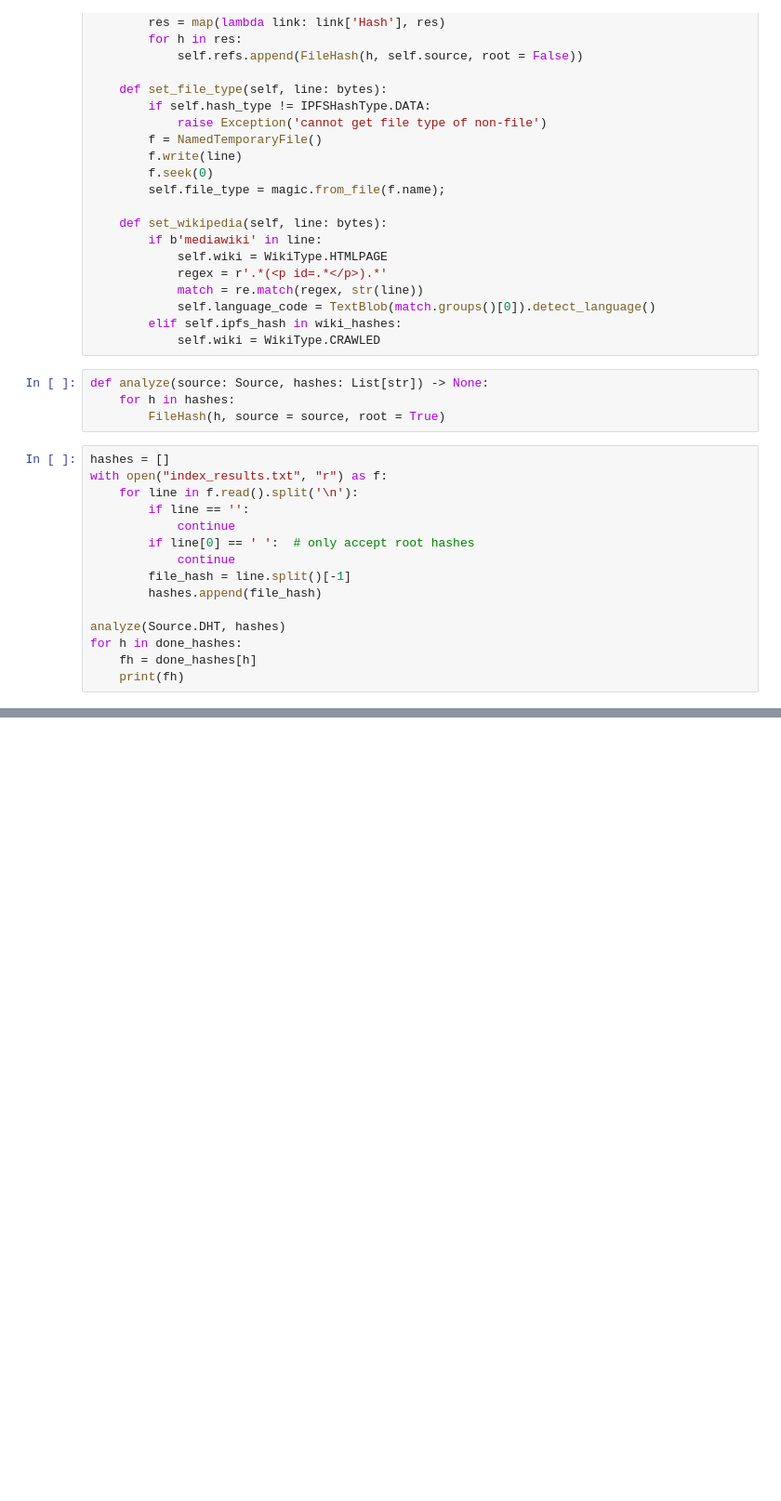
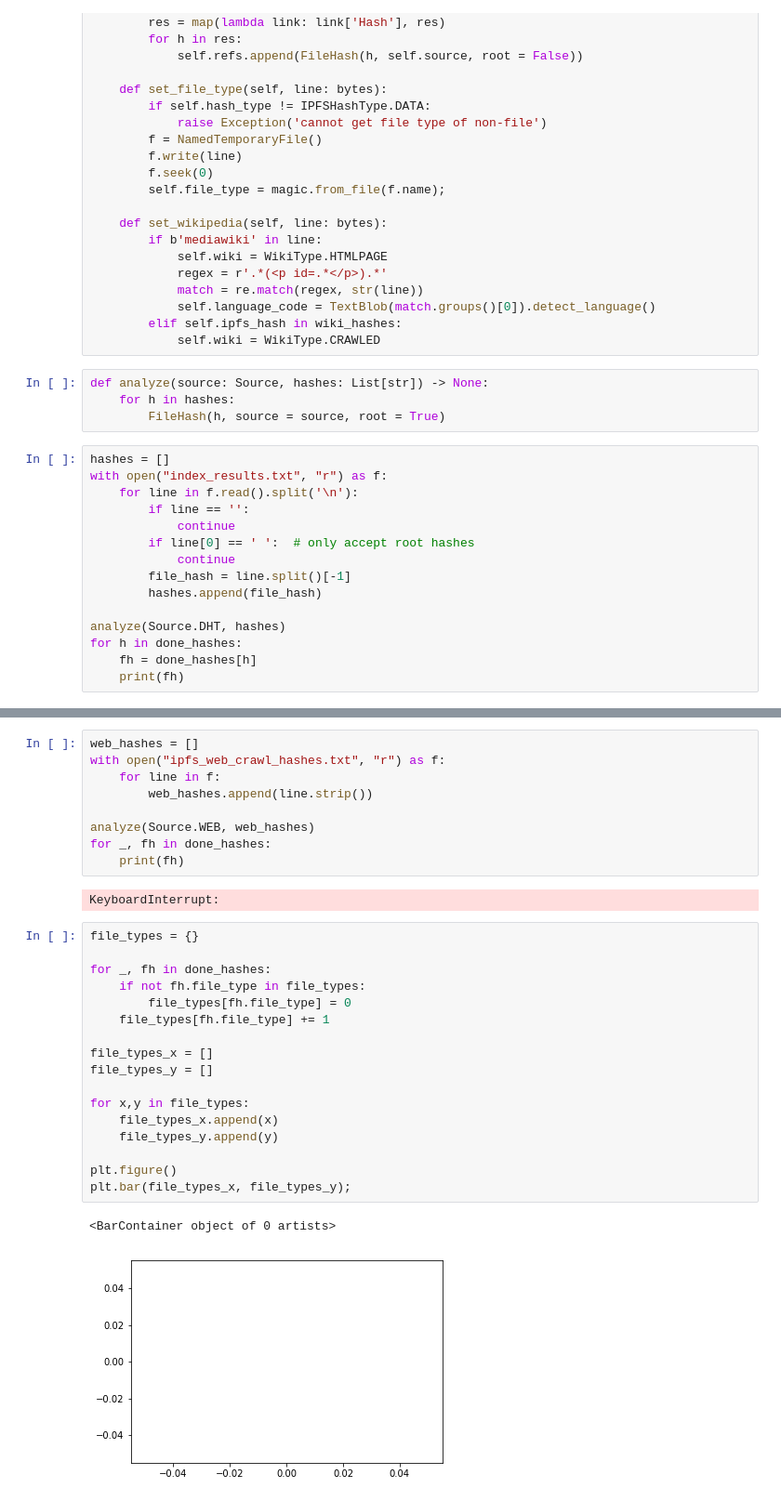
Before and after one commit to ygina/ipfs-crawl, a Jupyter notebook: IPFS Analysis.ipynb, the cells around one changed output, grey strips where cells are left out. Shown at 93% size. Saved outputs shown, nothing was run; the diff lists cells and outputs as text; blank space fills up the shorter version.

```diff
--- a/IPFS Analysis.ipynb
+++ b/IPFS Analysis.ipynb
@@ -120,0 +117,31 @@ zb2rhnVhvdq3rtDfkNidEQ9Y4aSNFbxhF2EAKtRwiUMMzkLdS IPFSHashType.DATA HTML documen
+# %%
+web_hashes = []
+with open("ipfs_web_crawl_hashes.txt", "r") as f:
+    for line in f:
+        web_hashes.append(line.strip())
+
+analyze(Source.WEB, web_hashes)
+for _, fh in done_hashes:
+    print(fh)
+# %% [output]
+KeyboardInterrupt:
+# %%
+file_types = {}
+
+for _, fh in done_hashes:
+    if not fh.file_type in file_types:
+        file_types[fh.file_type] = 0
+    file_types[fh.file_type] += 1
+
+file_types_x = []
+file_types_y = []
+
+for x,y in file_types:
+    file_types_x.append(x)
+    file_types_y.append(y)
+
+plt.figure()
+plt.bar(file_types_x, file_types_y);
+# %% [output]
+<BarContainer object of 0 artists>
+[figure, added]
```
Also changed, not shown: parts of 3 cells of this notebook.
